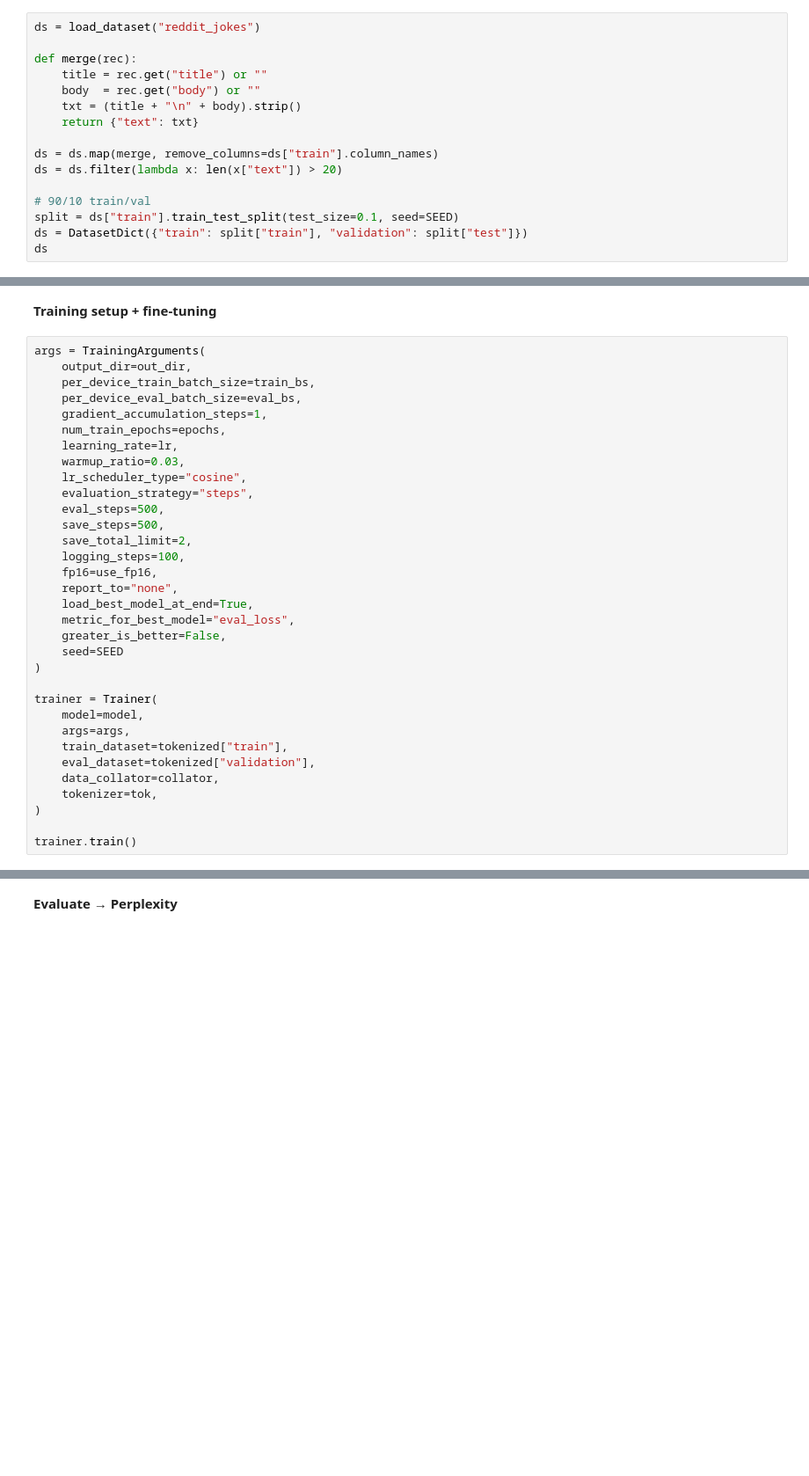
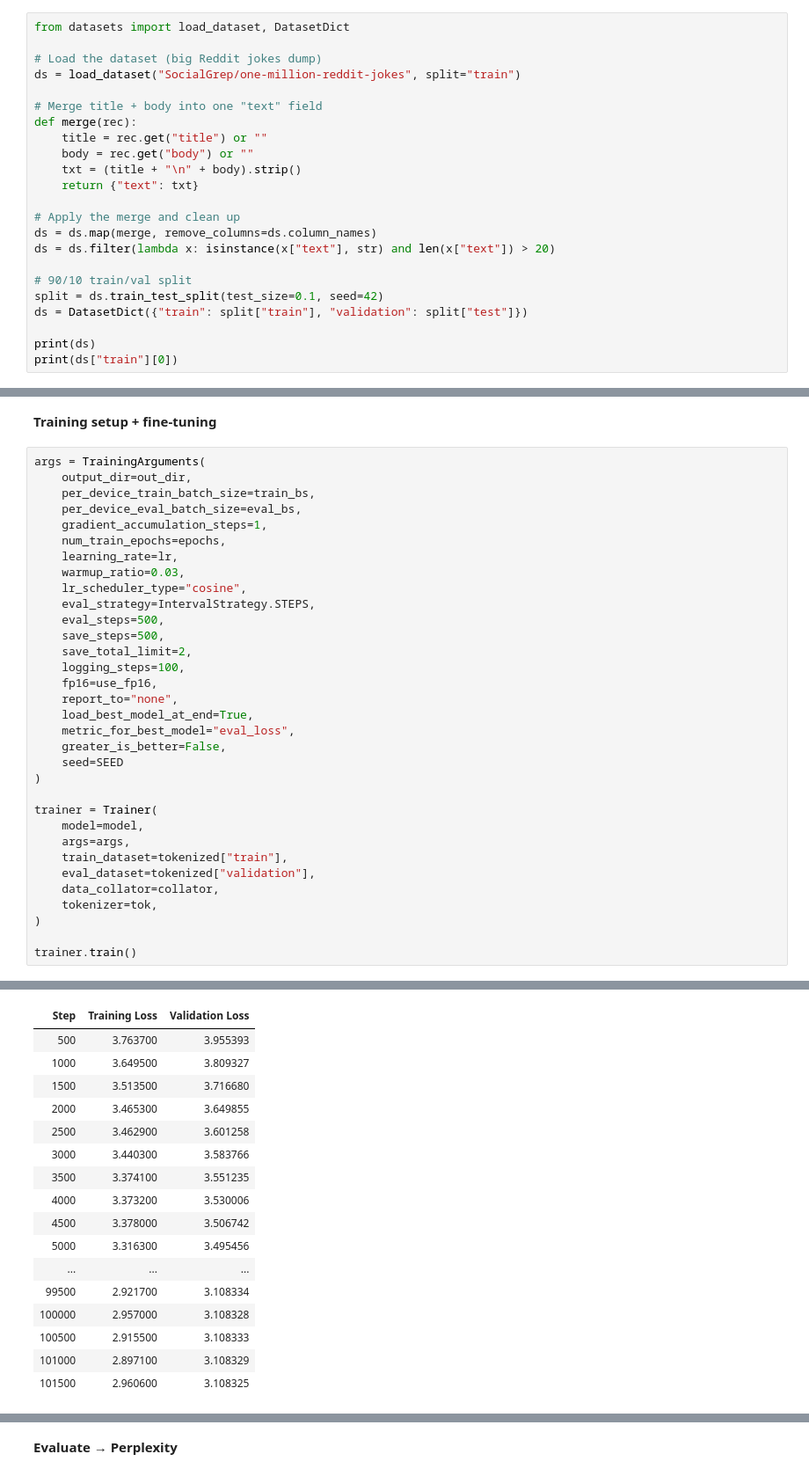
Before and after one commit to ta10g22/ML-journey, a Jupyter notebook: week-04_transformers-gpt2/gpt2.ipynb, the cells around one changed output, grey strips where cells are left out. Shown at 88% size. Drawn from its saved outputs; the diff is of its cells as text; blank space fills up the shorter version.

```diff
--- a/week-04_transformers-gpt2/gpt2.ipynb
+++ b/week-04_transformers-gpt2/gpt2.ipynb
@@ -27,17 +31,24 @@ device
 **Load dataset of Reddit jokes & create a single text fields**
 # %%
-ds = load_dataset("reddit_jokes")
+from datasets import load_dataset, DatasetDict
 
+# Load the dataset (big Reddit jokes dump)
+ds = load_dataset("SocialGrep/one-million-reddit-jokes", split="train")
+
+# Merge title + body into one "text" field
 def merge(rec):
     title = rec.get("title") or ""
-    body  = rec.get("body") or ""
+    body = rec.get("body") or ""
     txt = (title + "\n" + body).strip()
     return {"text": txt}
 
-ds = ds.map(merge, remove_columns=ds["train"].column_names)
-ds = ds.filter(lambda x: len(x["text"]) > 20)
+# Apply the merge and clean up
+ds = ds.map(merge, remove_columns=ds.column_names)
+ds = ds.filter(lambda x: isinstance(x["text"], str) and len(x["text"]) > 20)
 
-# 90/10 train/val
-split = ds["train"].train_test_split(test_size=0.1, seed=SEED)
+# 90/10 train/val split
+split = ds.train_test_split(test_size=0.1, seed=42)
 ds = DatasetDict({"train": split["train"], "validation": split["test"]})
-ds
+
+print(ds)
+print(ds["train"][0])
@@ -72,7 +107,7 @@ args = TrainingArguments(
     learning_rate=lr,
     warmup_ratio=0.03,
     lr_scheduler_type="cosine",
-    evaluation_strategy="steps",
+    eval_strategy=IntervalStrategy.STEPS,
     eval_steps=500,
     save_steps=500,
     save_total_limit=2,
@@ -95,3 +130,4 @@ trainer = Trainer(
 )
 
 trainer.train()
+# %% [output]
@@ -97,0 +137,17 @@ trainer.train()
+| Step | Training Loss | Validation Loss |
+| 500 | 3.763700 | 3.955393 |
+| 1000 | 3.649500 | 3.809327 |
+| 1500 | 3.513500 | 3.716680 |
+| 2000 | 3.465300 | 3.649855 |
+| 2500 | 3.462900 | 3.601258 |
+| 3000 | 3.440300 | 3.583766 |
+| 3500 | 3.374100 | 3.551235 |
+| 4000 | 3.373200 | 3.530006 |
+| 4500 | 3.378000 | 3.506742 |
+| 5000 | 3.316300 | 3.495456 |
+| ... | ... | ... |
+| 99500 | 2.921700 | 3.108334 |
+| 100000 | 2.957000 | 3.108328 |
+| 100500 | 2.915500 | 3.108333 |
+| 101000 | 2.897100 | 3.108329 |
+| 101500 | 2.960600 | 3.108325 |
```
Also changed, not shown: parts of 9 cells of this notebook.
